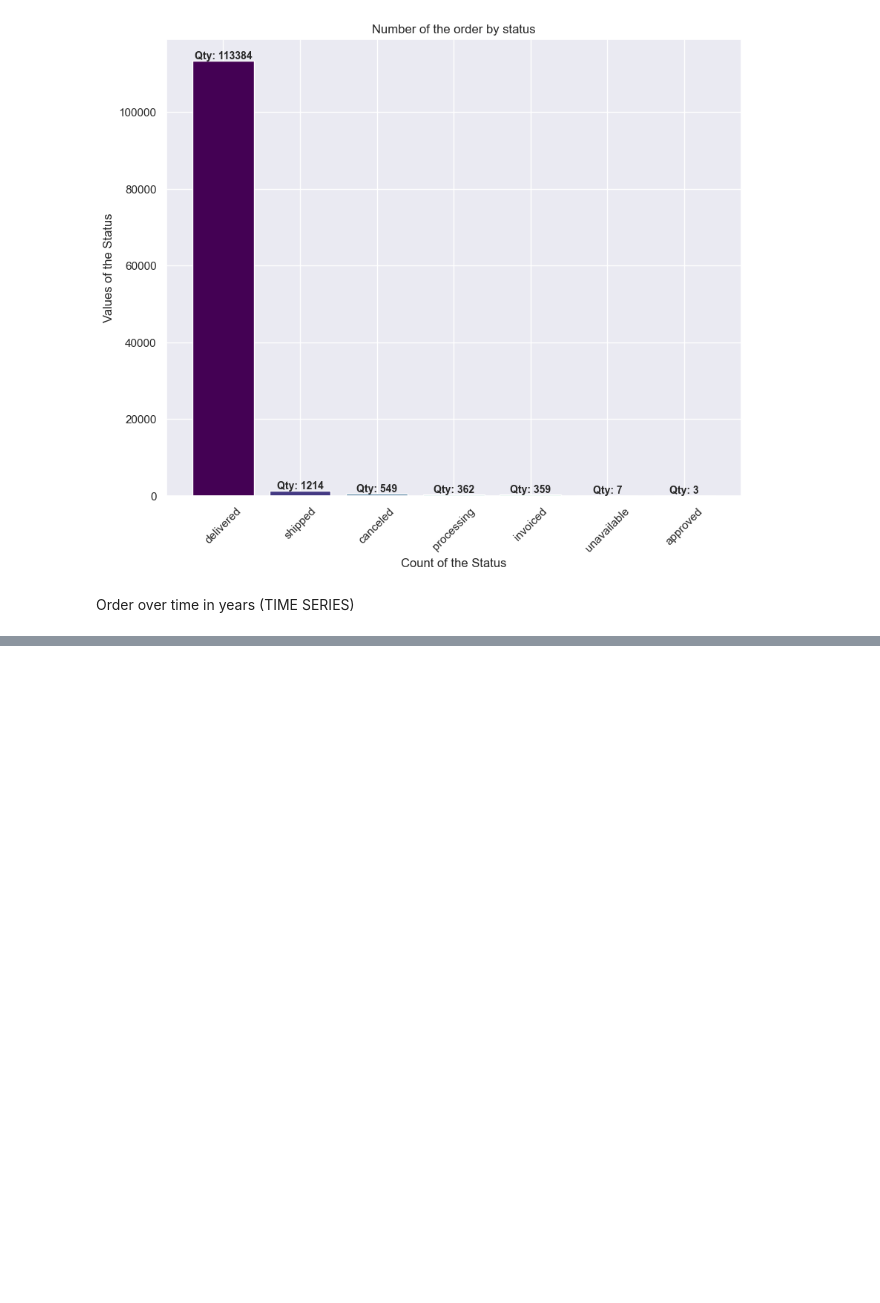
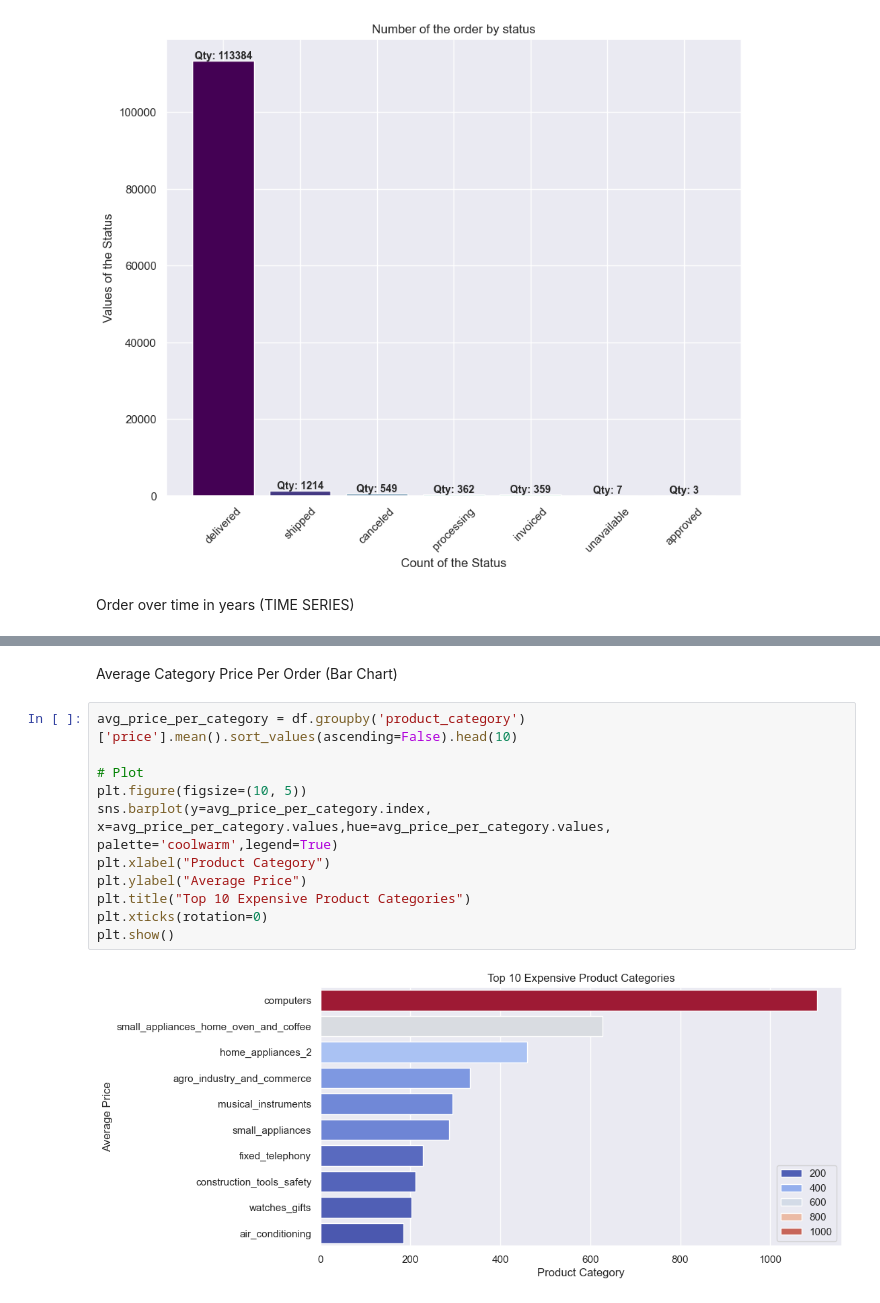
Before and after one commit to SauhardSHukla/Business_Analytics, a Jupyter notebook: Ecommerce_customer_segmentation/Customer.ipynb, the cells around one changed output, grey strips where cells are left out. Cells and saved outputs as stored; diff of their text form; blank space fills up the shorter version.

```diff
--- a/Ecommerce_customer_segmentation/Customer.ipynb
+++ b/Ecommerce_customer_segmentation/Customer.ipynb
@@ -277,0 +298,15 @@ plt.show()
+# %% [markdown]
+Average Category Price Per Order (Bar Chart)
+# %%
+avg_price_per_category = df.groupby('product_category')['price'].mean().sort_values(ascending=False).head(10)
+
+# Plot
+plt.figure(figsize=(10, 5))
+sns.barplot(y=avg_price_per_category.index, x=avg_price_per_category.values,hue=avg_price_per_category.values, palette='coolwarm',legend=True)
+plt.xlabel("Product Category")
+plt.ylabel("Average Price")
+plt.title("Top 10 Expensive Product Categories")
+plt.xticks(rotation=0)
+plt.show()
+# %% [output]
+[figure, added]
```
Also changed, not shown: parts of 13 cells of this notebook.
